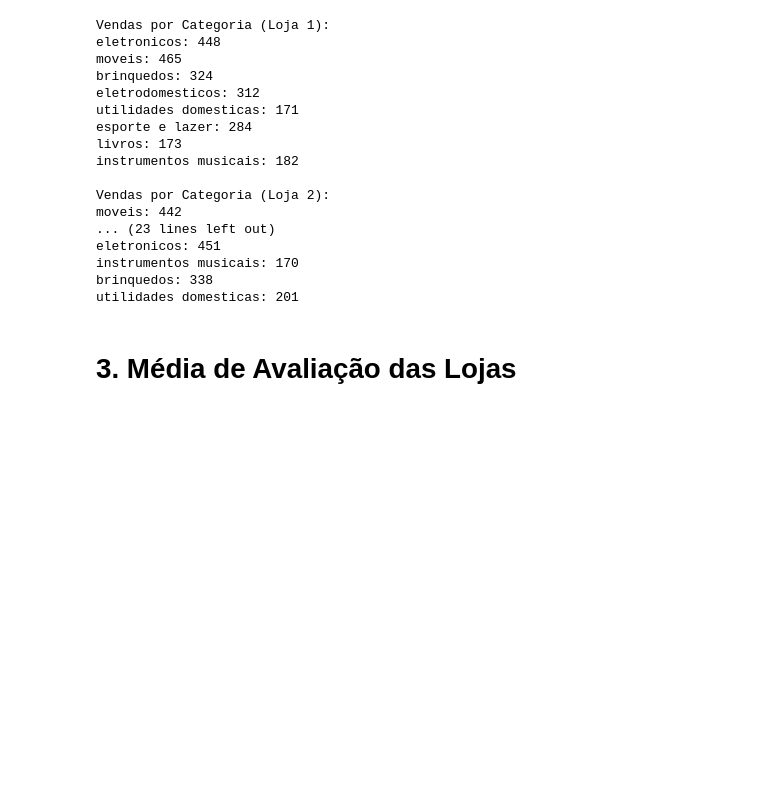
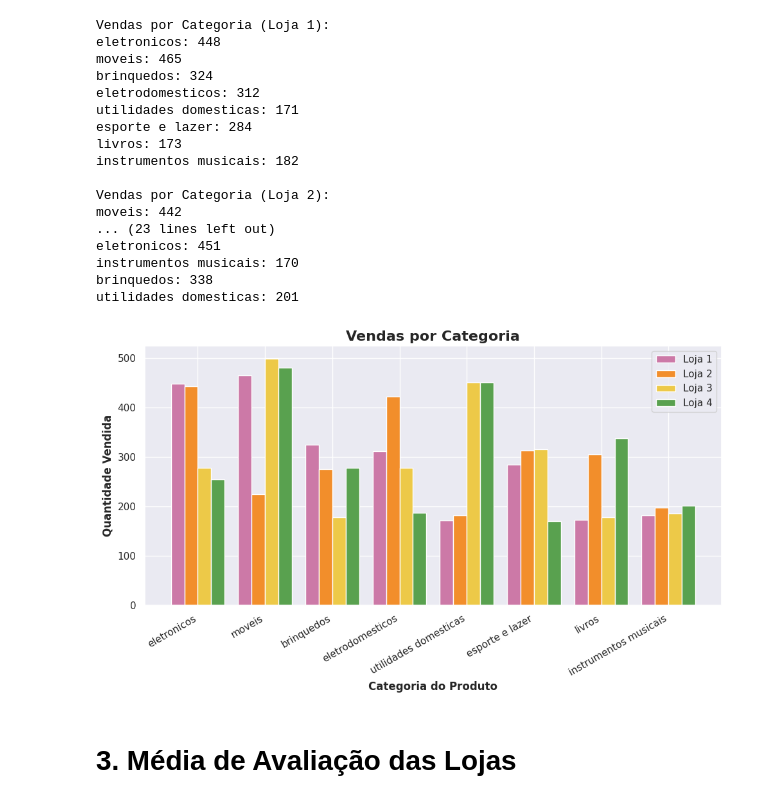
Before and after one commit to isadoramelo95/Alura-store-challange, a Jupyter notebook: AluraStoreBr.ipynb, the cells around one changed output. Drawn from its saved outputs; the diff is of its cells as text; code cells hidden in the pictures; blank space fills up the shorter version.

```diff
--- a/AluraStoreBr.ipynb
+++ b/AluraStoreBr.ipynb
@@ -82,6 +106,36 @@ eletronicos: 451
 instrumentos musicais: 170
 brinquedos: 338
 utilidades domesticas: 201
+# %%
+import matplotlib.pyplot as plt
+import numpy as np
+
+cores = ['#CC79A7', '#F28E2B', '#EDC948', '#59A14F' ]
+
+categorias = list(vendas_loja1.keys())
+n_categorias = len(categorias)
+
+x = np.arange(n_categorias)
+largura_barras = 0.2
+
+plt.figure(figsize=(10,6))
+
+for i, vendas in enumerate(vendas_lojas):
+    valores = list(vendas.values())
+    plt.bar(x + i * largura_barras, valores, width=largura_barras,
+            label=f'Loja {i+1}', color=cores[i])
+
+plt.xlabel('Categoria do Produto', fontweight='bold')
+plt.ylabel('Quantidade Vendida', fontweight='bold')
+plt.title('Vendas por Categoria', fontsize=16, fontweight='bold')
+
+plt.xticks(x + largura_barras * 1.5, categorias, rotation=30, ha='right')
+
+plt.legend()
+plt.tight_layout()
+plt.show()
+# %% [output]
+[figure, added]
 # %% [markdown]
 # 3. Média de Avaliação das Lojas
 # %%
```
Also changed, not shown: parts of 6 cells of this notebook.
